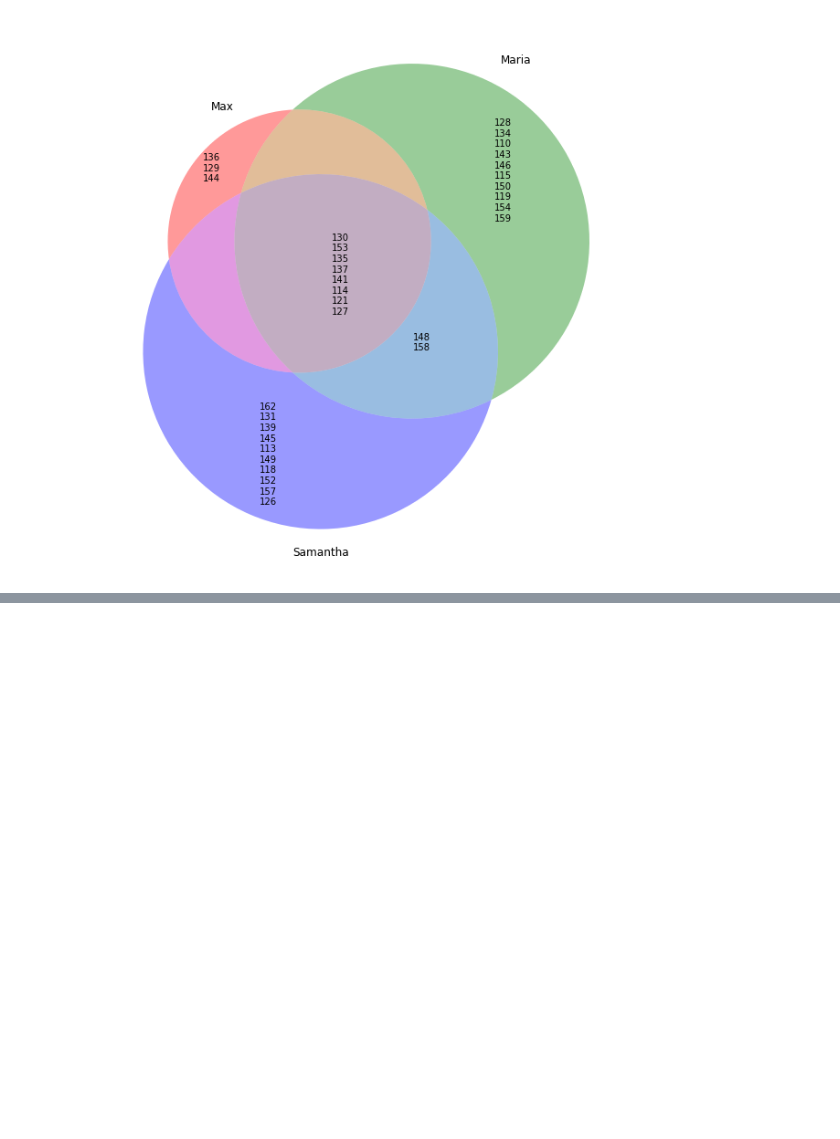
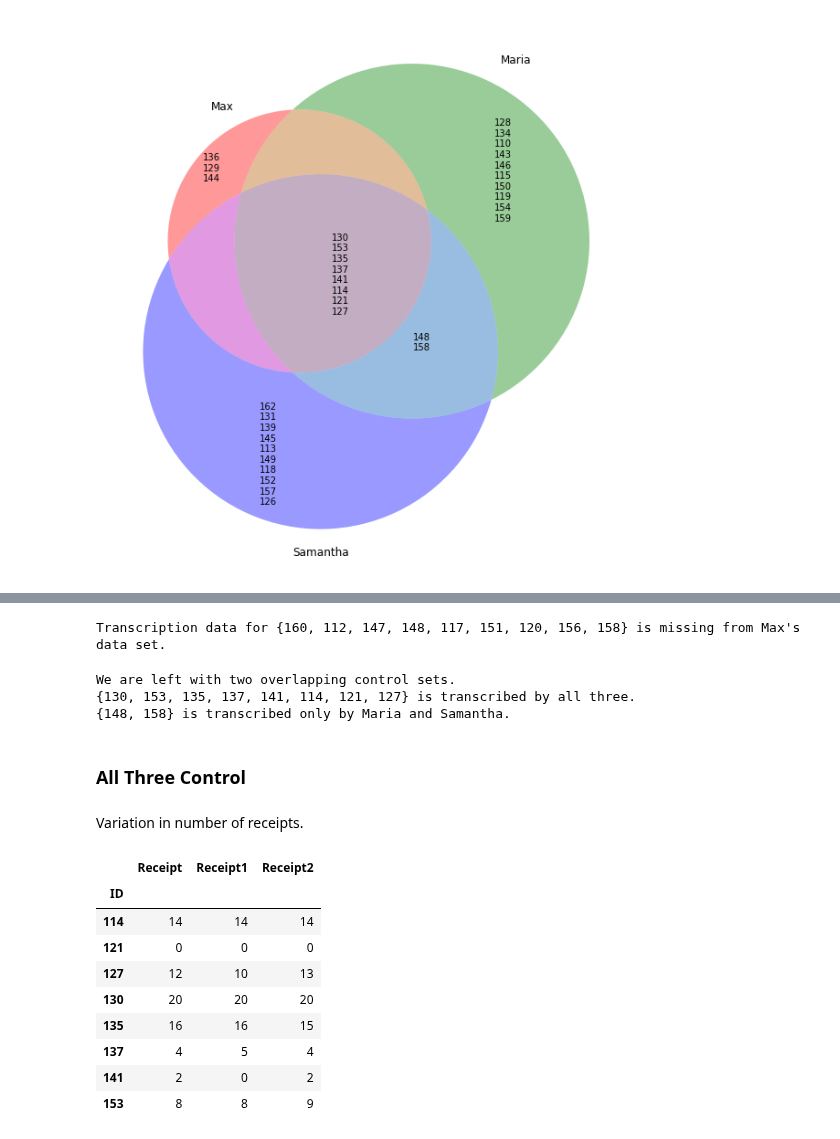
Before and after one commit to jjailer/grocery-receipt-data-cleaning, a Jupyter notebook: Scripts/variation_in_control.ipynb, the cells around one changed output, grey strips where cells are left out. Drawn from its saved outputs; the diff is of its cells as text; code cells hidden in the pictures; blank space fills up the shorter version.

```diff
--- a/Scripts/id_venn_diagram.ipynb
+++ b/Scripts/variation_in_control.ipynb
@@ -13,9 +14,11 @@ import pandas as pd
 %%time
 DATA_PATH = '../Data/'
 FILE_NAME = 'Max, Samantha, Maria data.xlsx'
-COLS = [0]  # ID
+COLS = [0, 1, 2]  # ID, Session, Receipt
 
 df_max = pd.read_excel(DATA_PATH + FILE_NAME, sheet_name='Max', usecols=COLS)
 df_mar = pd.read_excel(DATA_PATH + FILE_NAME, sheet_name='Maria', usecols=COLS)
 df_sam = pd.read_excel(DATA_PATH + FILE_NAME, sheet_name='Samantha', usecols=COLS)
+
+dfs = [df_max, df_mar, df_sam]
 # %% [output]
@@ -23,3 +26,7 @@ Wall time: 3.1 s
+# %%
+column_names = ['ID', 'Session', 'Receipt']
+for df in dfs:
+    df.columns = column_names
 # %%
 ids_assigned_all = {121, 114, 137, 153, 141, 127, 130, 135, 148, 158}
 ids_assigned_max = {129, 136, 144, 147, 151, 156, 160, 112, 117, 120} | ids_assigned_all
@@ -54,0 +64,38 @@ make_venn([set(df_max.ID.unique()), set(df_mar.ID.unique()), set(df_sam.ID.uniqu
+# %%
+print(f"Transcription data for {ids_assigned_max - set(df_max.ID.unique())} is missing from Max's data set.")
+# %% [output]
+Transcription data for {160, 112, 147, 148, 117, 151, 120, 156, 158} is missing from Max's data set.
+# %%
+ids_all_three = set.intersection(set(df_max.ID.unique()), set(df_mar.ID.unique()), set(df_sam.ID.unique()))
+ids_only_two = set.intersection(set(df_mar.ID.unique()), set(df_sam.ID.unique()) - set(df_max.ID.unique()))
+
+print(f"We are left with two overlapping control sets.")
+print(f"{ids_all_three} is transcribed by all three.")
+print(f"{ids_only_two} is transcribed only by Maria and Samantha.")
+# %% [output]
+We are left with two overlapping control sets.
+{130, 153, 135, 137, 141, 114, 121, 127} is transcribed by all three.
+{148, 158} is transcribed only by Maria and Samantha.
+# %%
+dfs_all_three = [df[df.ID.isin(ids_all_three)].reset_index(drop=True) for df in dfs]
+dfs_only_two = [df[df.ID.isin(ids_only_two)].reset_index(drop=True) for df in [df_mar, df_sam]]
+# %% [markdown]
+### All Three Control
+# %% [markdown]
+Variation in number of receipts.
+# %%
+receipts_all_three = (dfs_all_three[0].groupby(by=['ID', 'Session']).nunique()
+                      .join(dfs_all_three[1].groupby(by=['ID', 'Session']).nunique(), rsuffix='1')
+                      .join(dfs_all_three[2].groupby(by=['ID', 'Session']).nunique(), rsuffix='2')).groupby(level=0).sum()
+display(receipts_all_three)
+# %% [output]
+|  | Receipt | Receipt1 | Receipt2 |
+| ID |  |  |  |
+| 114 | 14 | 14 | 14 |
+| 121 | 0 | 0 | 0 |
+| 127 | 12 | 10 | 13 |
+| 130 | 20 | 20 | 20 |
+| 135 | 16 | 16 | 15 |
+| 137 | 4 | 5 | 4 |
+| 141 | 2 | 0 | 2 |
+| 153 | 8 | 8 | 9 |
```
Also changed, not shown: parts of 22 cells of this notebook.
